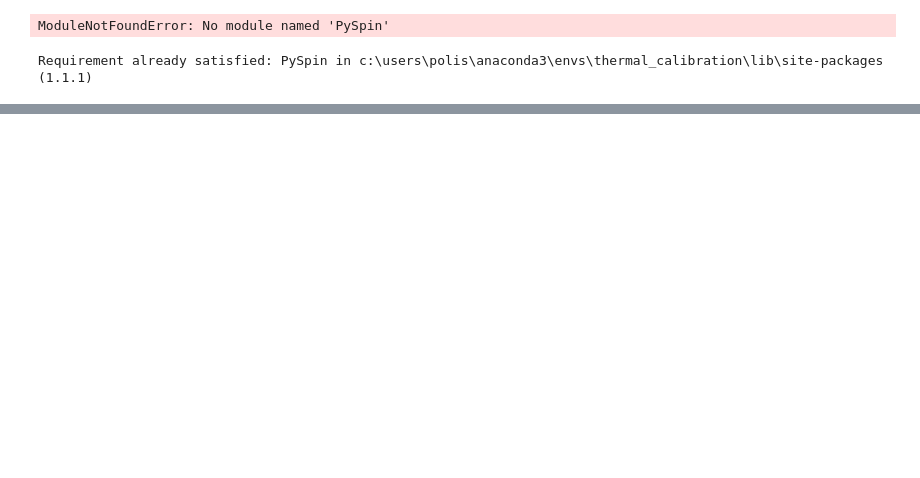
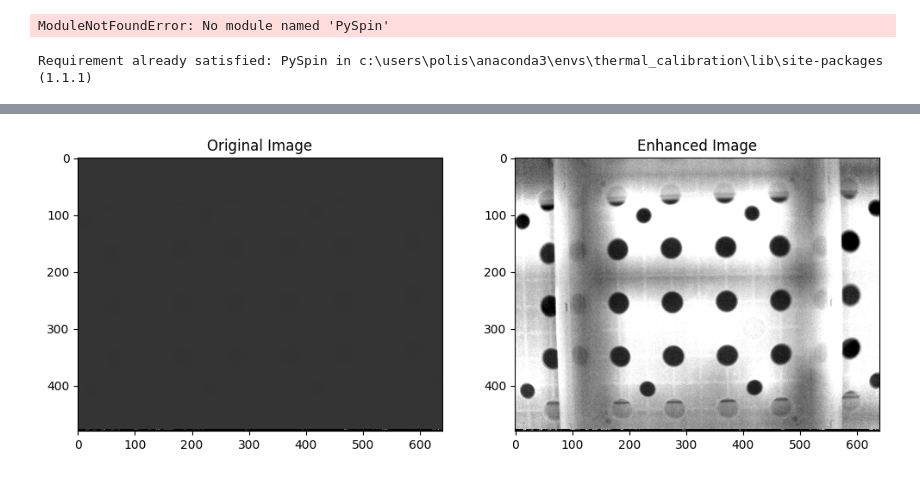
Before and after one commit to spsaswat/APPF_FLIR, a Jupyter notebook: SensorCommunication/gantry_communication_code.ipynb, the cells around one changed output, grey strips where cells are left out. Saved outputs shown, nothing was run; the diff lists cells and outputs as text; code cells hidden in the pictures; blank space fills up the shorter version.

```diff
--- a/SensorCommunication/gantry_communication_code.ipynb
+++ b/SensorCommunication/gantry_communication_code.ipynb
@@ -254,0 +185,84 @@ for filename in os.listdir(input_directory):
+# %%
+import cv2
+import numpy as np
+import matplotlib.pyplot as plt
+import os
+
+def normalize_16bit(image):
+    return (image - np.min(image)) / (np.max(image) - np.min(image))
+
+def apply_clahe_16bit(image, clip_limit=4.0):
+    clahe = cv2.createCLAHE(clipLimit=clip_limit, tileGridSize=(8, 8))
+    return clahe.apply(image)
+
+def stretch_contrast(image, low_percent=2, high_percent=98):
+    low_val = np.percentile(image, low_percent)
+    high_val = np.percentile(image, high_percent)
+    return np.clip((image - low_val) / (high_val - low_val), 0, 1)
+
+def process_image(image_path):
+    # Load the image in 16-bit
+    image = cv2.imread(image_path, cv2.IMREAD_UNCHANGED)
+
+    # Normalize to [0, 1]
+    normalized = normalize_16bit(image)
+
+    # Convert back to 16-bit for CLAHE
+    image_16bit = (normalized * 65535).astype(np.uint16)
+
+    # Apply CLAHE with higher clip limit
+    clahe_image = apply_clahe_16bit(image_16bit, clip_limit=6.0)
+
+    # Normalize again after CLAHE
+    normalized_clahe = normalize_16bit(clahe_image)
+
+    # Apply contrast stretching
+    stretched = stretch_contrast(normalized_clahe, low_percent=1, high_percent=99)
+
+    # Final contrast adjustment
+    final_image = np.clip(stretched * 1.3, 0, 1)  # Increase contrast more aggressively
+
+    return (final_image * 65535).astype(np.uint16)  # Convert back to 16-bit format
+
+def plot_images(original_image, enhanced_image):
+    plt.figure(figsize=(12, 6))
+    plt.subplot(1, 2, 1)
+    plt.imshow(original_image, cmap='gray')
+    plt.title('Original Image')
+    plt.subplot(1, 2, 2)
+    plt.imshow(enhanced_image, cmap='gray')
+    plt.title('Enhanced Image')
+    plt.show()
+
+# Directory paths
+input_directory = "../SensorCommunication/Acquisition/20240815-155900_tiff/20240815-155900"
+output_directory = "../SensorCommunication/Acquisition/20240815-155900_tiff/20240815-155900-calibrated"
+# input_directory = "../SensorCommunication/Acquisition/calib_data_2/calib_data_2/20240822-125442/"
+# output_directory = "../SensorCommunication/Acquisition/calib_data_2/calib_data_2/20240822-125442/20240822-125442-calibrated"
+
+# Create output directory if it doesn't exist
+os.makedirs(output_directory, exist_ok=True)
+
+# Process each image in the directory
+for filename in os.listdir(input_directory):
+    if filename.endswith(".tiff"):
+        input_path = os.path.join(input_directory, filename)
+        output_path = os.path.join(output_directory, filename)
+
+        # Load the original image
+        original_image = cv2.imread(input_path, cv2.IMREAD_UNCHANGED)
+
+        # Process the image
+        enhanced_image = process_image(input_path)
+
+        # Save the enhanced image
+        cv2.imwrite(output_path, enhanced_image)
+
+        # Plot the original and enhanced images
+        plot_images(original_image, enhanced_image)
+
+        # Debug: Print min and max values
+        print(f"Original image range: {np.min(original_image)} to {np.max(original_image)}")
+        print(f"Enhanced image range: {np.min(enhanced_image)} to {np.max(enhanced_image)}")
+# %% [output]
+[figure, added]
```
Also changed, not shown: parts of 2 cells of this notebook, 10 other files.
